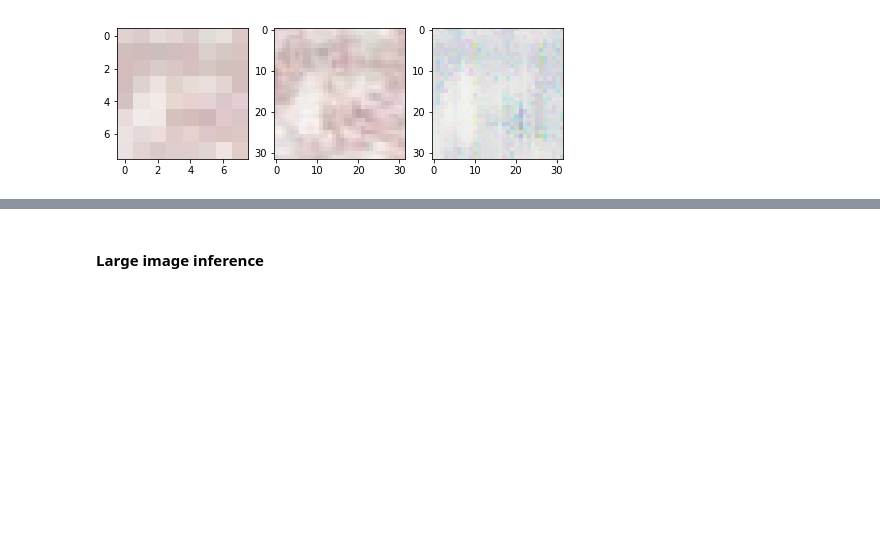
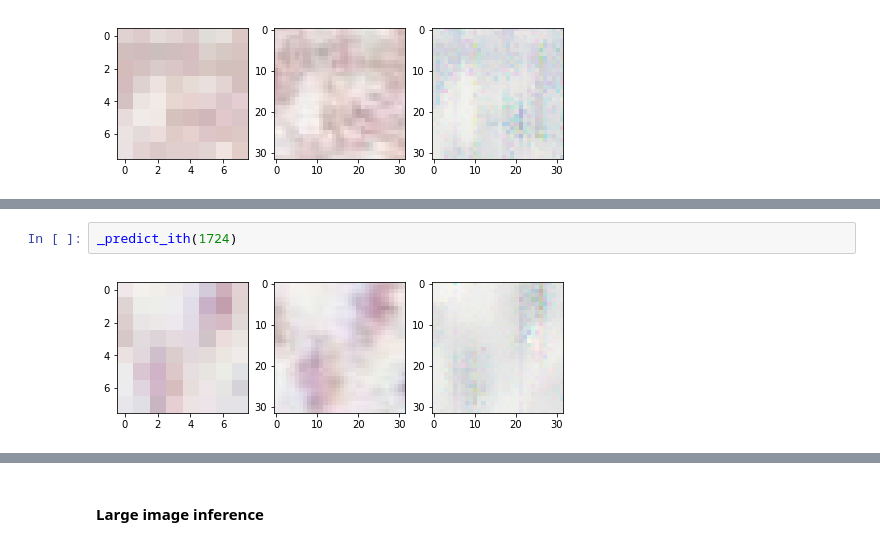
Before and after one commit to cwbeitel/tk, a Jupyter notebook: docs/demo.ipynb, the cells around one changed output, grey strips where cells are left out. Cells and saved outputs as stored; diff of their text form; blank space fills up the shorter version.

```diff
--- a/docs/demo.ipynb
+++ b/docs/demo.ipynb
@@ -488,0 +560,4 @@ _predict_ith(2142)
+# %%
+_predict_ith(1724)
+# %% [output]
+[figure, added]
```
Also changed, not shown: parts of 67 cells of this notebook, 1 other file.
